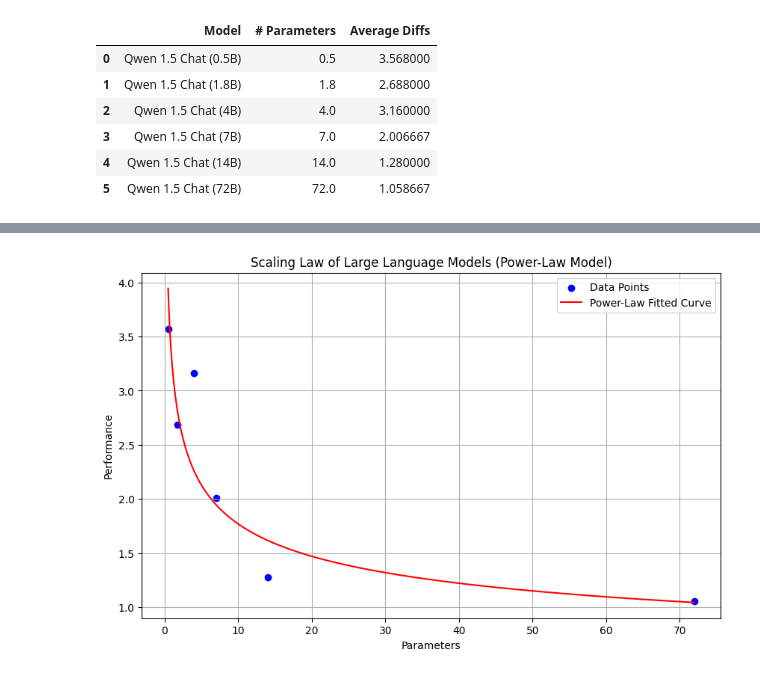
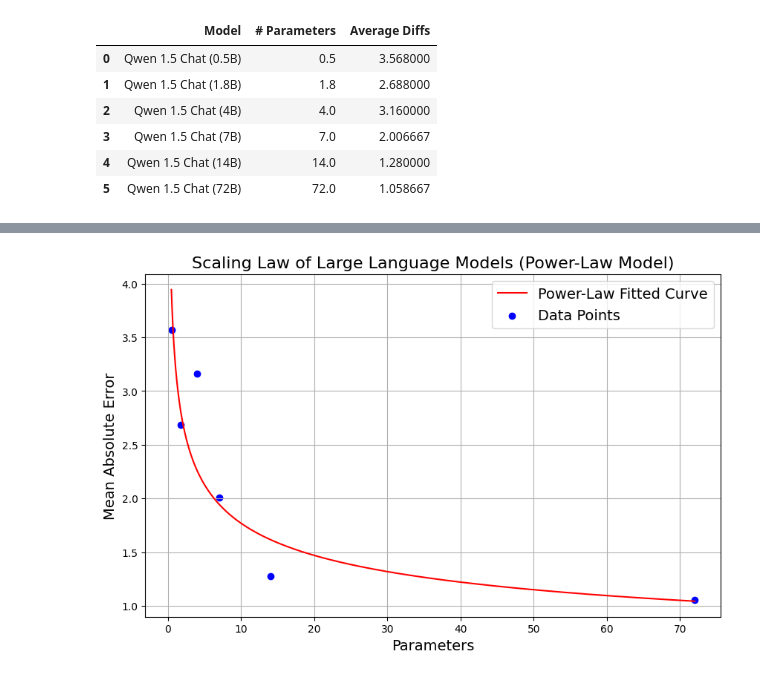
Before and after one commit to anananan116/MATH189_final_project, a Jupyter notebook: linear_regression.ipynb, the cells around one changed output, grey strips where cells are left out. Cells and saved outputs as stored; diff of their text form; code cells hidden in the pictures.

```diff
--- a/linear_regression.ipynb
+++ b/linear_regression.ipynb
@@ -109,25 +130,26 @@ Notes:
 # %%
 log_parameters_power = np.log(model_params['# Parameters'])
 log_average_diffs = np.log(model_params['Average Diffs'])
 X_power = sm.add_constant(log_parameters_power)
 model_power = sm.OLS(log_average_diffs, X_power).fit()
 predictions_power = np.exp(model_power.predict(X_power))
 
 # Generate a smooth curve for the power-law regression line
 x_smooth_log_power = np.linspace(log_parameters_power.min(), log_parameters_power.max(), 500)
 x_smooth_power = np.exp(x_smooth_log_power)
 y_smooth_power = np.exp(model_power.predict(sm.add_constant(x_smooth_log_power)))
 
 # Plotting the data points and the smooth power-law regression line
 plt.figure(figsize=(10, 6))
 plt.scatter(model_params['# Parameters'], model_params['Average Diffs'], color='blue', label='Data Points')
 plt.plot(x_smooth_power, y_smooth_power, color='red', label='Power-Law Fitted Curve')
-plt.xlabel('Parameters')
-plt.ylabel('Performance')
-plt.title('Scaling Law of Large Language Models (Power-Law Model)')
-plt.legend()
+plt.xlabel('Parameters', fontsize=14)
+plt.ylabel('Mean Absolute Error', fontsize=14)
+plt.title('Scaling Law of Large Language Models (Power-Law Model)', fontsize=16)
+plt.legend(fontsize=14)
 plt.grid(True)
+plt.savefig("powerLaw.pdf", format="pdf", bbox_inches="tight")
 plt.show()
 # %% [output]
-[figure, old version]
+[figure, new version]
 # %%
```
Also changed, not shown: parts of 4 cells of this notebook, 4 other files.
